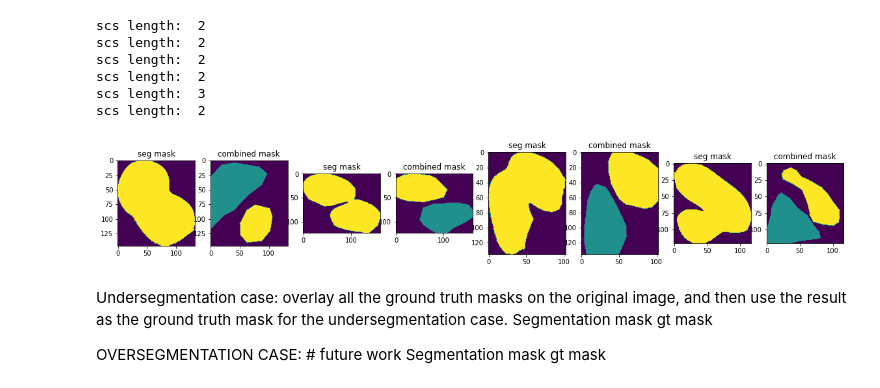
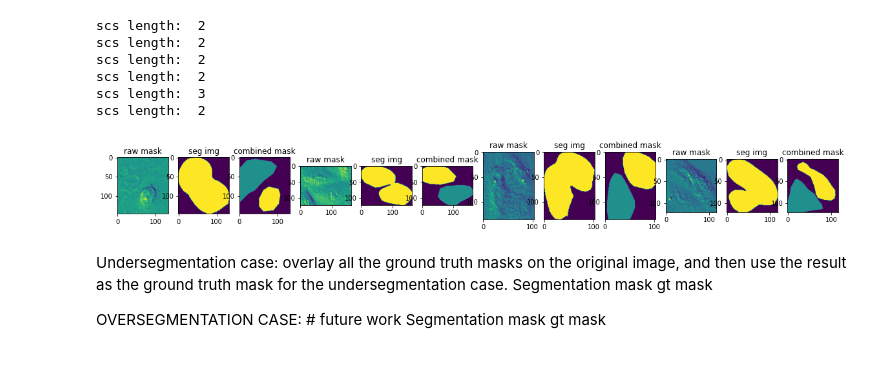
Before and after one commit to xing-lab-pitt/livecellx, a Jupyter notebook: notebooks/correct_seg_data_prep.ipynb, the cells around one changed output. Drawn from its saved outputs; the diff is of its cells as text; code cells hidden in the pictures.

```diff
--- a/notebooks/correct_seg_data_prep.ipynb
+++ b/notebooks/correct_seg_data_prep.ipynb
@@ -356,13 +356,16 @@ for img_id, seg_label in underseg_seg2scs:
     combined_mask = np.zeros(seg_crop.shape)
 
     print("scs length: ", len(scs))
+    img_crop = None
     for idx, sc in enumerate(scs):
         sc.meta["seg_label"] = None
         tmp = np.array(sc.bbox)
         sc.bbox = seg_bbox
         combined_mask += (idx + 1) * sc.get_contour_mask(padding=0)
+        img_crop = sc.get_img_crop() if img_crop is None else img_crop
         sc.bbox = tmp
-    underseg_seg2masks[(img_id, seg_label)] = (seg_crop, combined_mask)
+
+    underseg_seg2masks[(img_id, seg_label)] = (img_crop, seg_crop, combined_mask)
 # %% [output]
 scs length:  2
 scs length:  2
@@ -372,14 +375,17 @@ scs length:  3
 scs length:  2
 # %%
 mask_tuples = list(underseg_seg2masks.values())
-fig, axes = plt.subplots(1, 4 * 2, figsize=(20, 5))
+ncol = 3
+fig, axes = plt.subplots(1, 4 * ncol, figsize=(20, 5))
 for i in range(4):
-    axes[2 * i].imshow(mask_tuples[i][0])
-    axes[2 * i].set_title("seg mask")
-    axes[2 * i + 1].imshow(mask_tuples[i][1])
-    axes[2 * i + 1].set_title("combined mask")
+    axes[ncol * i].imshow(mask_tuples[i][0])
+    axes[ncol * i].set_title("raw mask")
+    axes[ncol * i + 1].imshow(mask_tuples[i][1])
+    axes[ncol * i + 1].set_title("seg img")
+    axes[ncol * i + 2].imshow(mask_tuples[i][2])
+    axes[ncol * i + 2].set_title("combined mask")
 # %% [output]
-[figure, old version]
+[figure, new version]
 # %%
 from pathlib import Path
 from copy import deepcopy
```
